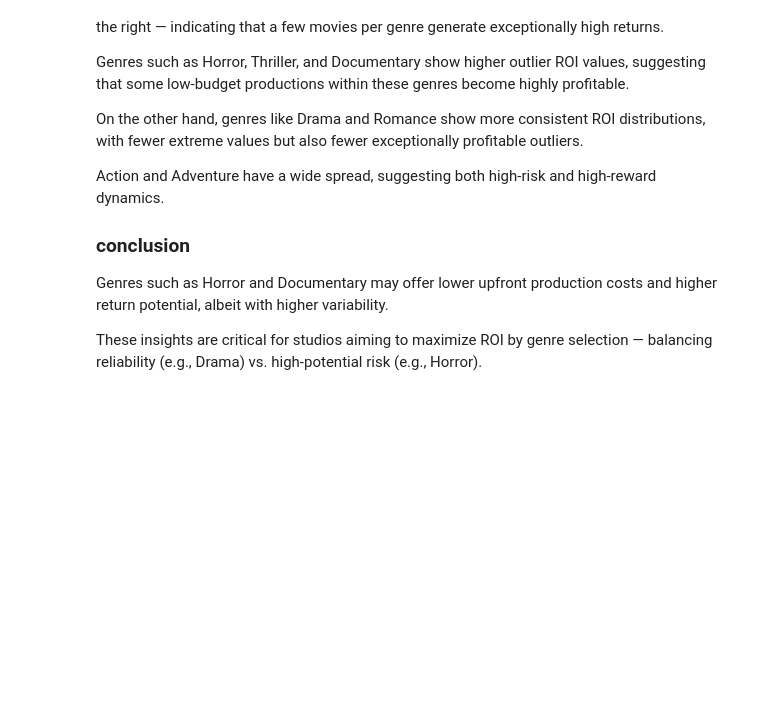
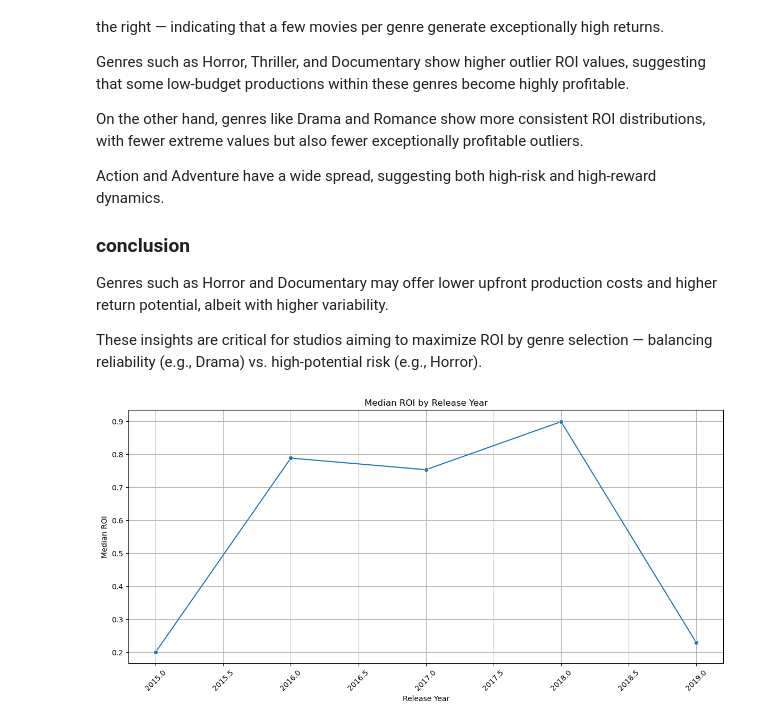
Before and after one commit to r0sh1ddy/Movie-Analysis-, a Jupyter notebook: movie-analysis.ipynb, the cells around one changed output. Drawn from its saved outputs; the diff is of its cells as text; code cells hidden in the pictures; blank space fills up the shorter version.

```diff
--- a/movie-analysis.ipynb
+++ b/movie-analysis.ipynb
@@ -1224,0 +1229,17 @@ These insights are critical for studios aiming to maximize ROI by genre selectio
+# %%
+# Release year vs. ROI
+# We want to understand how film profitability have evolved over time.
+# Group and calculate median ROI per year (robust to outliers)
+yearly_roi = movies_metadata_cleaned.groupby('release_year')['roi'].median().reset_index()
+#
+plt.figure(figsize=(12, 6))
+sns.lineplot(data=yearly_roi, x='release_year', y='roi', marker='o')
+plt.title('Median ROI by Release Year')
+plt.xlabel('Release Year')
+plt.ylabel('Median ROI')
+plt.xticks(rotation=45)
+plt.grid(True)
+plt.tight_layout()
+plt.show()
+# %% [output]
+[figure, added]
```
Also changed, not shown: parts of 46 cells of this notebook, 3 other files.
